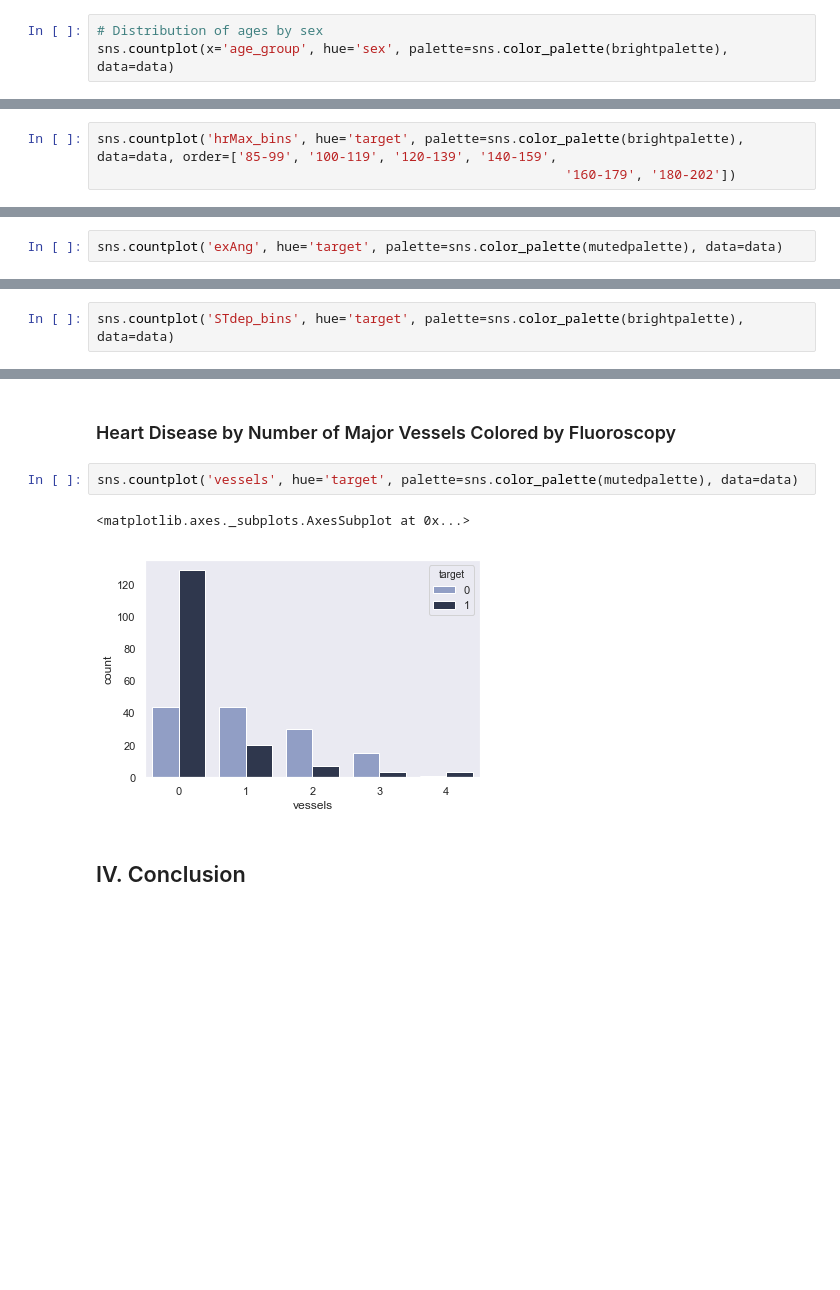
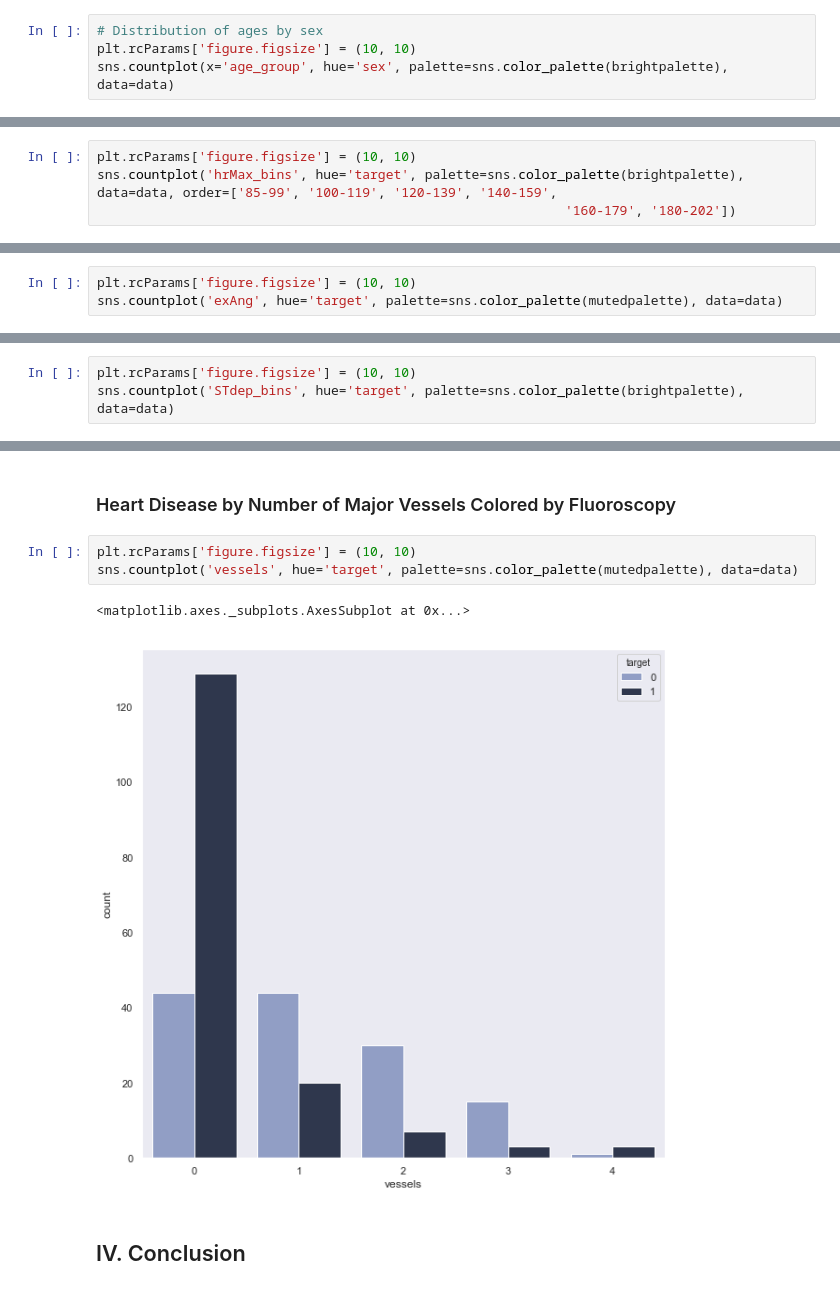
Before and after one commit to ljsauer/LaunchCode, a Jupyter notebook: Final Project - EDA/Heart_Disease_EDA.ipynb, the cells around one changed output, grey strips where cells are left out. Cells and saved outputs as stored; diff of their text form; blank space fills up the shorter version.

```diff
--- a/Final Project - EDA/Heart_Disease_EDA.ipynb
+++ b/Final Project - EDA/Heart_Disease_EDA.ipynb
@@ -182,5 +182,6 @@ for t, l in zip(p._legend.texts, new_labels): t.set_text(l)
 # %%
 # Distribution of ages by sex
+plt.rcParams['figure.figsize'] = (10, 10)
 sns.countplot(x='age_group', hue='sex', palette=sns.color_palette(brightpalette), data=data)
 # %% [output]
 <matplotlib.axes._subplots.AxesSubplot at 0x...>
@@ -204,6 +205,7 @@ data['hrMax_bins'] = data['hrMax'].apply(lambda x: '70-84' if x <= 84
                                         else '160-179' if x <= 179
                                         else '180-202')
 # %%
+plt.rcParams['figure.figsize'] = (10, 10)
 sns.countplot('hrMax_bins', hue='target', palette=sns.color_palette(brightpalette), data=data, order=['85-99', '100-119', '120-139', '140-159',
                                                             '160-179', '180-202'])
 # %% [output]
@@ -212,6 +214,7 @@ sns.countplot('hrMax_bins', hue='target', palette=sns.color_palette(brightpalett
 # %% [markdown]
 ### Heart Disease by Presence of Exercise Induced Angina
 # %%
+plt.rcParams['figure.figsize'] = (10, 10)
 sns.countplot('exAng', hue='target', palette=sns.color_palette(mutedpalette), data=data)
 # %% [output]
 <matplotlib.axes._subplots.AxesSubplot at 0x...>
@@ -225,6 +228,7 @@ data['STdep_bins'] = data['STdep'].apply(lambda x: 0 if x <= .4
                                         else 3 if x <= 3.4
                                         else 4)
 # %%
+plt.rcParams['figure.figsize'] = (10, 10)
 sns.countplot('STdep_bins', hue='target', palette=sns.color_palette(brightpalette), data=data)
 # %% [output]
 <matplotlib.axes._subplots.AxesSubplot at 0x...>
@@ -232,10 +236,11 @@ sns.countplot('STdep_bins', hue='target', palette=sns.color_palette(brightpalett
 # %% [markdown]
 ### Heart Disease by Number of Major Vessels Colored by Fluoroscopy
 # %%
+plt.rcParams['figure.figsize'] = (10, 10)
 sns.countplot('vessels', hue='target', palette=sns.color_palette(mutedpalette), data=data)
 # %% [output]
 <matplotlib.axes._subplots.AxesSubplot at 0x...>
-[figure, old version]
+[figure, new version]
 # %% [markdown]
 ## IV. Conclusion
 # %% [markdown]
```
Also changed, not shown: parts of 6 cells of this notebook.
